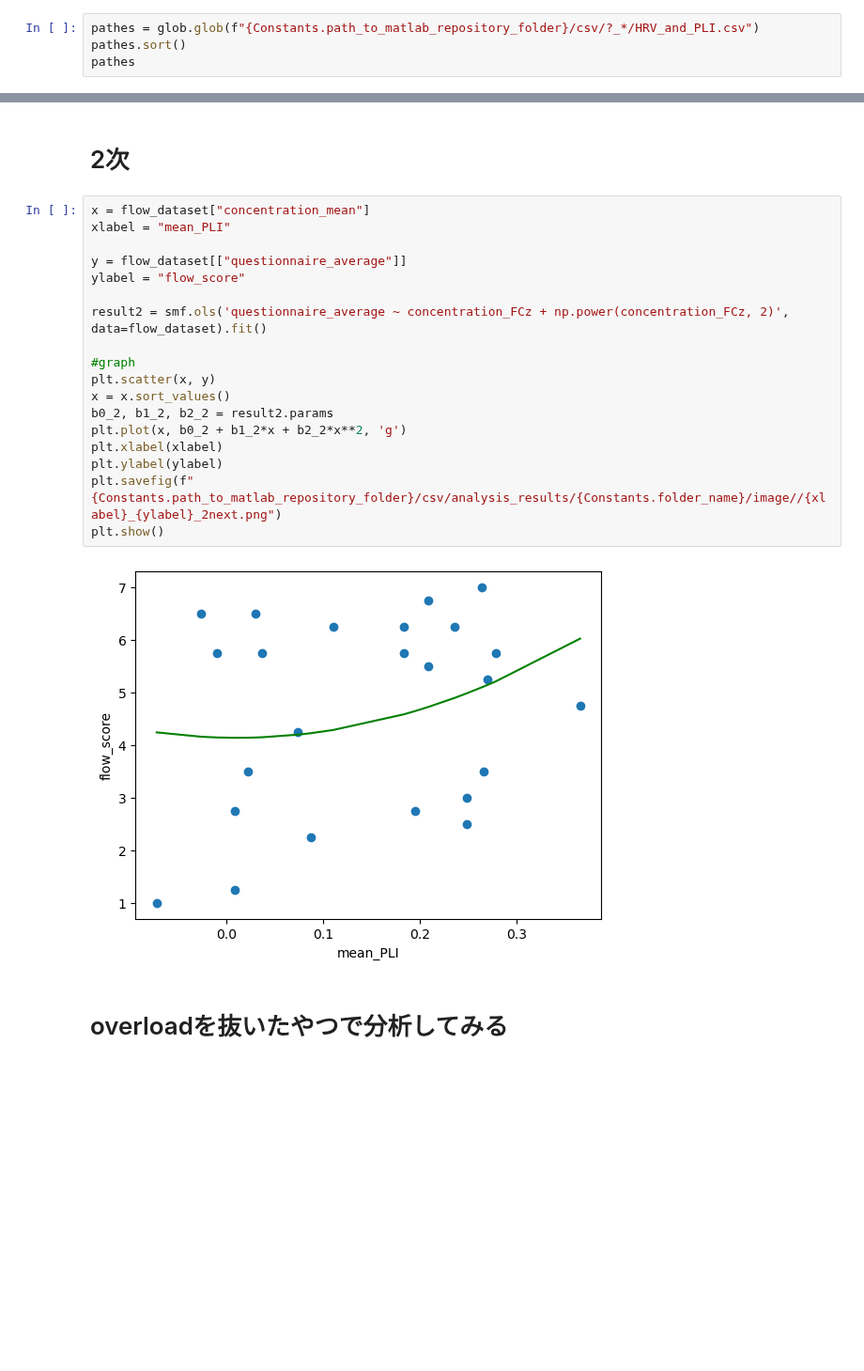
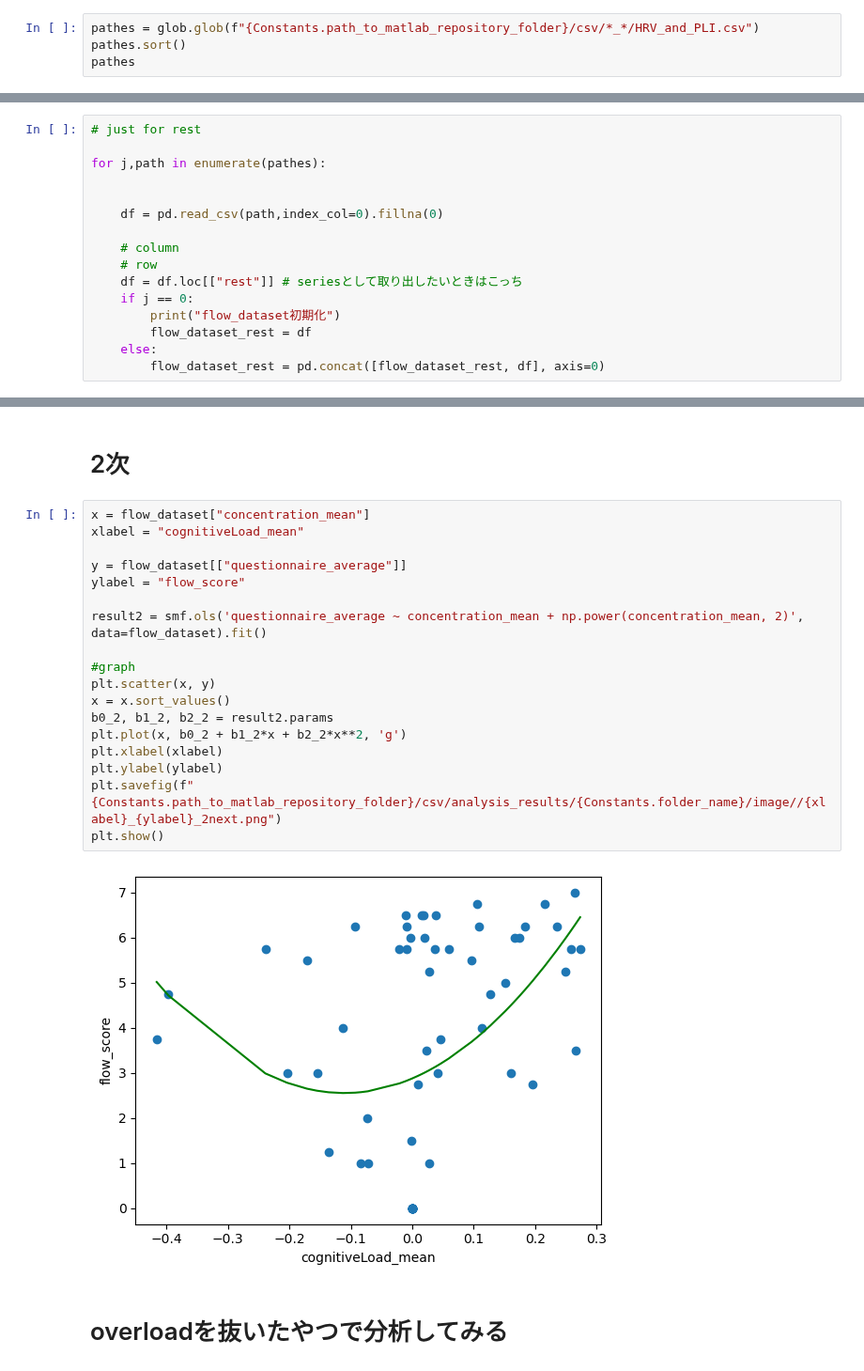
Before and after one commit to miyakooti/ECGAnalysis, a Jupyter notebook: regression_of_flow_score.ipynb, the cells around one changed output, grey strips where cells are left out. Shown at 94% size. Cells and saved outputs as stored; diff of their text form; blank space fills up the shorter version.

```diff
--- a/regression_of_flow_score.ipynb
+++ b/regression_of_flow_score.ipynb
@@ -42,7 +42,7 @@ pvalue_index = -1
 # %% [markdown]
 ### 分析対象のファイルのパスを正規表現で取得
 # %%
-pathes = glob.glob(f"{Constants.path_to_matlab_repository_folder}/csv/?_*/HRV_and_PLI.csv")
+pathes = glob.glob(f"{Constants.path_to_matlab_repository_folder}/csv/*_*/HRV_and_PLI.csv")
 pathes.sort()
 pathes
 # %% [output]
@@ -218,0 +321,16 @@ https://atmarkit.itmedia.co.jp/ait/articles/2109/14/news024.html
+# %%
+# just for rest
+
+for j,path in enumerate(pathes):
+
+
+    df = pd.read_csv(path,index_col=0).fillna(0)
+
+    # column
+    # row
+    df = df.loc[["rest"]] # seriesとして取り出したいときはこっち
+    if j == 0:
+        print("flow_dataset初期化")
+        flow_dataset_rest = df
+    else:
+        flow_dataset_rest = pd.concat([flow_dataset_rest, df], axis=0)
@@ -392,24 +528,24 @@ plt.show()
 # 2次
 # %%
 x = flow_dataset["concentration_mean"]
-xlabel = "mean_PLI"
+xlabel = "cognitiveLoad_mean"
 
 y = flow_dataset[["questionnaire_average"]]
 ylabel = "flow_score"
 
-result2 = smf.ols('questionnaire_average ~ concentration_FCz + np.power(concentration_FCz, 2)', data=flow_dataset).fit()
+result2 = smf.ols('questionnaire_average ~ concentration_mean + np.power(concentration_mean, 2)', data=flow_dataset).fit()
 
 #graph
 plt.scatter(x, y)
 x = x.sort_values()
 b0_2, b1_2, b2_2 = result2.params
 plt.plot(x, b0_2 + b1_2*x + b2_2*x**2, 'g')
 plt.xlabel(xlabel)
 plt.ylabel(ylabel)
 plt.savefig(f"{Constants.path_to_matlab_repository_folder}/csv/analysis_results/{Constants.folder_name}/image//{xlabel}_{ylabel}_2next.png")
 plt.show()
 # %% [output]
-[figure, old version]
+[figure, new version]
 # %% [markdown]
 # overloadを抜いたやつで分析してみる
 # %%
```
Also changed, not shown: parts of 20 cells of this notebook, 8 other files.
